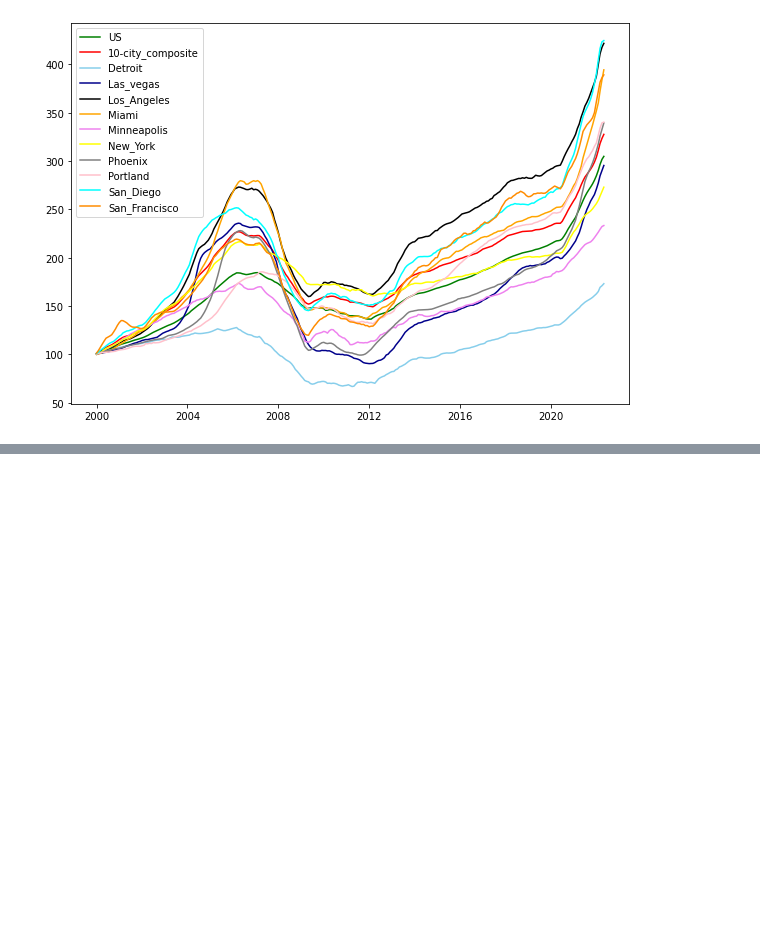
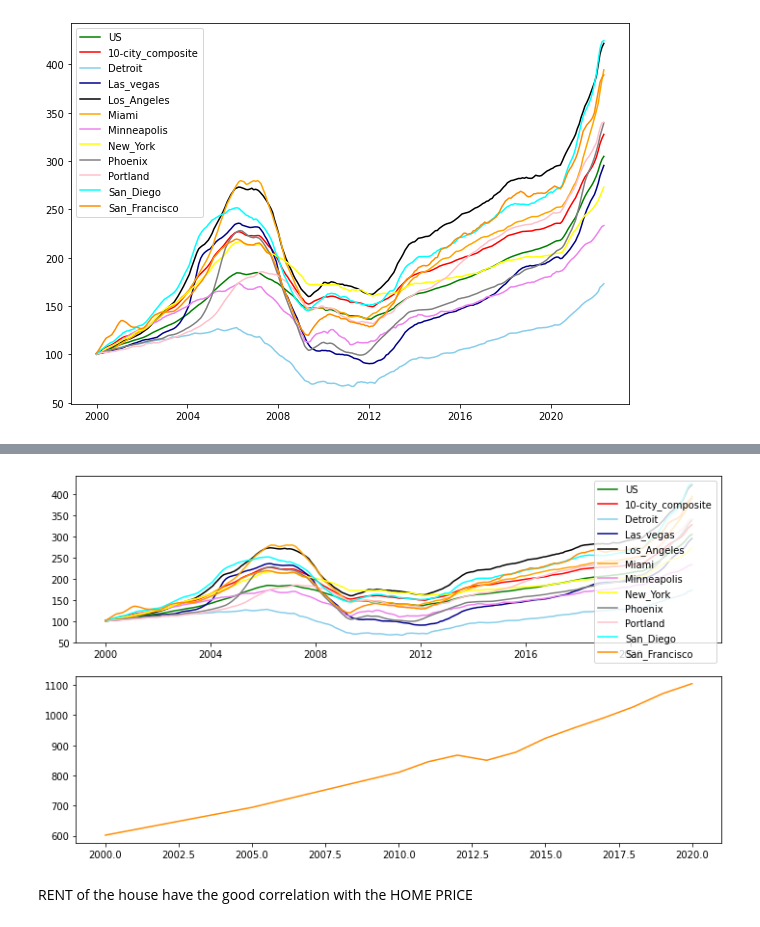
Before and after one commit to JayabharathiRavi/HOME_LLC, a Jupyter notebook: Home_LLC.ipynb, the cells around one changed output, grey strips where cells are left out. Saved outputs shown, nothing was run; the diff lists cells and outputs as text; code cells hidden in the pictures; blank space fills up the shorter version.

```diff
--- a/Home_LLC.ipynb
+++ b/Home_LLC.ipynb
@@ -565,0 +660,2 @@ From above two plots, we came to know that the steel price which we used to buil
+# %%
+df_rent = pd.read_excel('/content/Rent_cost.xlsx')
@@ -565,0 +669,2 @@ From above two plots, we came to know that the steel price which we used to buil
+# %%
+df_rent["Years"] = df_rent["Year"].astype('int')
@@ -566 +677,28 @@ From above two plots, we came to know that the steel price which we used to buil
+# %%
+
+plt.figure(figsize=(12,7))
+
+plt.subplot(211)
+plt.plot(df_new['DATE'], df_new['US'], color='g', label='US')
+plt.plot(df_new['DATE'], df_new['10-City_Composite'], color='r', label='10-city_composite')
+plt.plot(df_new['DATE'], df_new['Detroit'], color='skyblue', label='Detroit')
+plt.plot(df_new['DATE'], df_new['Las_vegas'], color='darkblue', label='Las_vegas')
+plt.plot(df_new['DATE'], df_new['Los_Angeles'], color='black', label='Los_Angeles')
+plt.plot(df_new['DATE'], df_new['Miami'], color='orange', label='Miami')
+plt.plot(df_new['DATE'], df_new['Minneapolis'], color='violet', label='Minneapolis')
+plt.plot(df_new['DATE'], df_new['New_York'], color='yellow', label='New_York')
+plt.plot(df_new['DATE'], df_new['Phoenix'], color='grey', label='Phoenix')
+plt.plot(df_new['DATE'], df_new['Portland'], color='pink', label='Portland')
+plt.plot(df_new['DATE'], df_new['San_Diego'], color='cyan', label='San_Diego')
+plt.plot(df_new['DATE'], df_new['San_Francisco'], color='#FF8C00', label='San_Francisco')
+plt.legend()
+
+plt.subplot(212)
+plt.plot(df_rent['Years'],df_rent['Median Monthly Rent'],color='#FF8c01',label='Median Monthly Rent')
+
+plt.show()
+# %% [output]
+[figure, added]
+# %% [markdown]
+RENT of the house have the good correlation with the HOME PRICE
 # %% [markdown]
```
Also changed, not shown: parts of 19 cells of this notebook.
